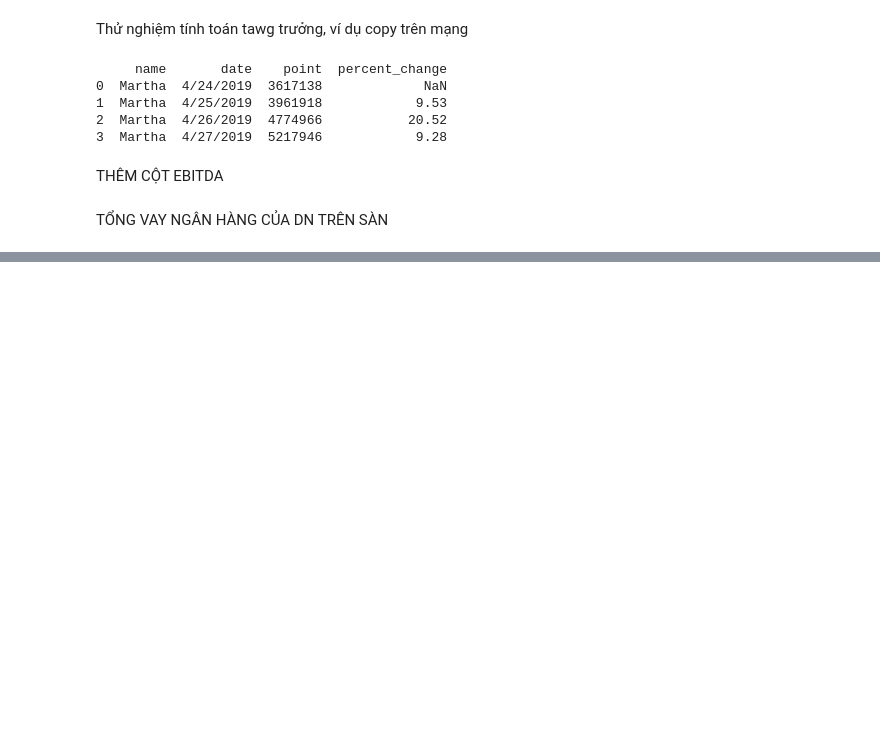
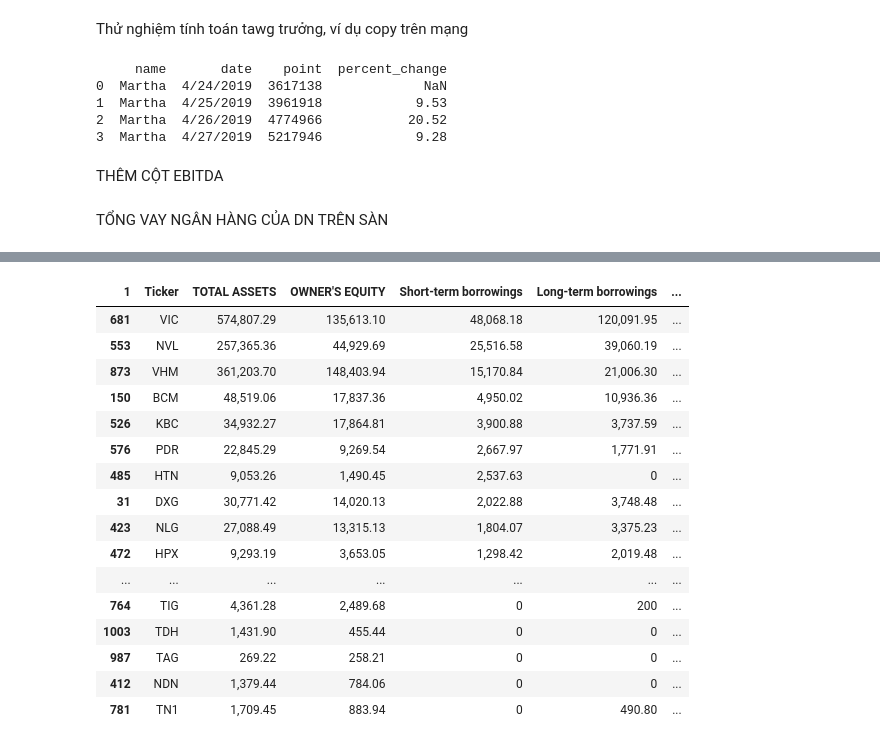
Before and after one commit to mrtotet/Statement_analyst_all_3, a Jupyter notebook: notebooks/process_raw_data.ipynb, the cells around one changed output, grey strips where cells are left out. Cells and saved outputs as stored; diff of their text form; code cells hidden in the pictures; blank space fills up the shorter version.

```diff
--- a/notebooks/process_raw_data.ipynb
+++ b/notebooks/process_raw_data.ipynb
@@ -201,9 +243,27 @@ ValueError: Cannot subset columns with a tuple with more than one element. Use a
 # %%
 # "Heavy Construction"
 # 'Real Estate Holding & Development'
 
 
-Detail_quater_sector = report_concat[(report_concat['Sector - ICB Level 4'] == "Heavy Construction") & (report_concat['Quarter'] == '2022Q4') ][['Ticker','TOTAL ASSETS',"OWNER'S EQUITY",'Short-term borrowings','Long-term borrowings']]
+Detail_quater_sector = report_concat[(report_concat['Sector - ICB Level 4'] == "Real Estate Holding & Development") & (report_concat['Quarter'] == '2022Q4') ][['Ticker','TOTAL ASSETS',"OWNER'S EQUITY",'Short-term borrowings','Long-term borrowings']]
 Detail_quater_sector.sort_values('Short-term borrowings',ascending = False)
+# %% [output]
+| 1 | Ticker | TOTAL ASSETS | OWNER'S EQUITY | Short-term borrowings | Long-term borrowings | ... |
+| 681 | VIC | 574,807.29 | 135,613.10 | 48,068.18 | 120,091.95 | ... |
+| 553 | NVL | 257,365.36 | 44,929.69 | 25,516.58 | 39,060.19 | ... |
+| 873 | VHM | 361,203.70 | 148,403.94 | 15,170.84 | 21,006.30 | ... |
+| 150 | BCM | 48,519.06 | 17,837.36 | 4,950.02 | 10,936.36 | ... |
+| 526 | KBC | 34,932.27 | 17,864.81 | 3,900.88 | 3,737.59 | ... |
+| 576 | PDR | 22,845.29 | 9,269.54 | 2,667.97 | 1,771.91 | ... |
+| 485 | HTN | 9,053.26 | 1,490.45 | 2,537.63 | 0 | ... |
+| 31 | DXG | 30,771.42 | 14,020.13 | 2,022.88 | 3,748.48 | ... |
+| 423 | NLG | 27,088.49 | 13,315.13 | 1,804.07 | 3,375.23 | ... |
+| 472 | HPX | 9,293.19 | 3,653.05 | 1,298.42 | 2,019.48 | ... |
+| ... | ... | ... | ... | ... | ... | ... |
+| 764 | TIG | 4,361.28 | 2,489.68 | 0 | 200 | ... |
+| 1003 | TDH | 1,431.90 | 455.44 | 0 | 0 | ... |
+| 987 | TAG | 269.22 | 258.21 | 0 | 0 | ... |
+| 412 | NDN | 1,379.44 | 784.06 | 0 | 0 | ... |
+| 781 | TN1 | 1,709.45 | 883.94 | 0 | 490.80 | ... |
 # %%
 sector_exclude = ['Real Estate Holding & Development','Airlines','Banks']
```
Also changed, not shown: parts of 10 cells of this notebook, 1 other file.
